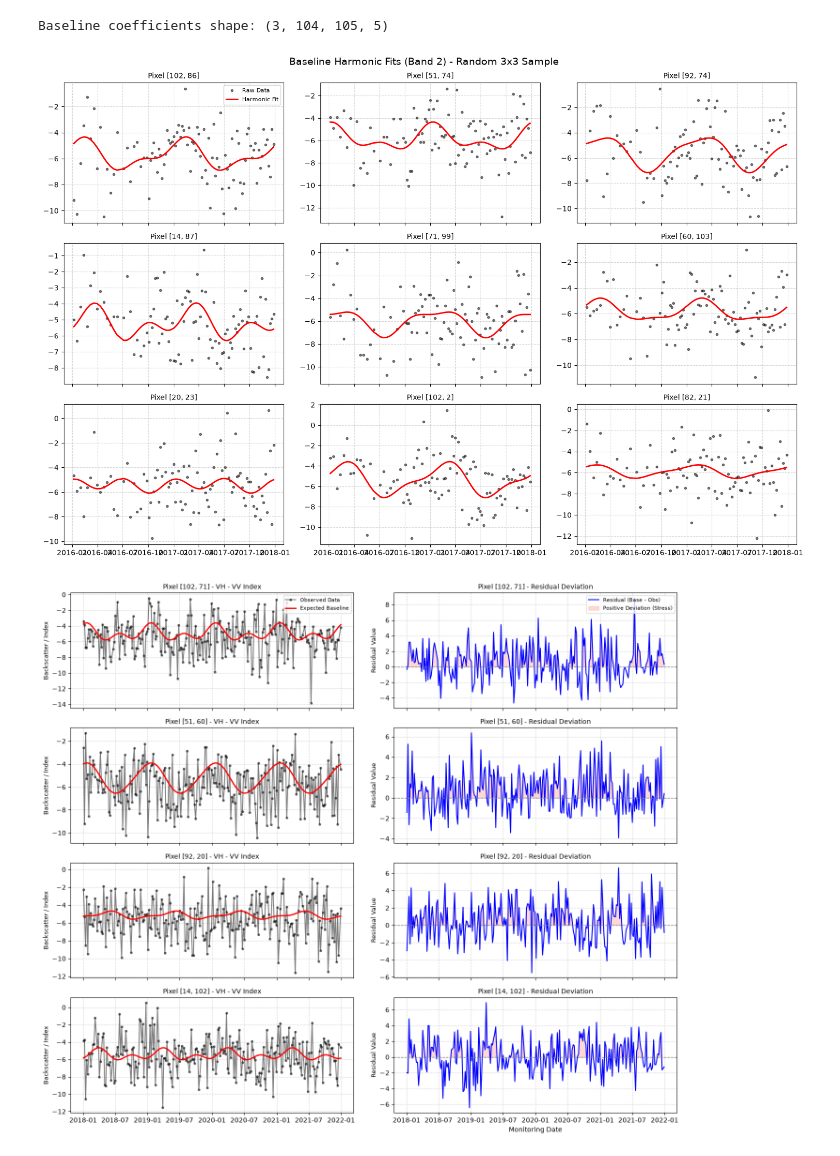
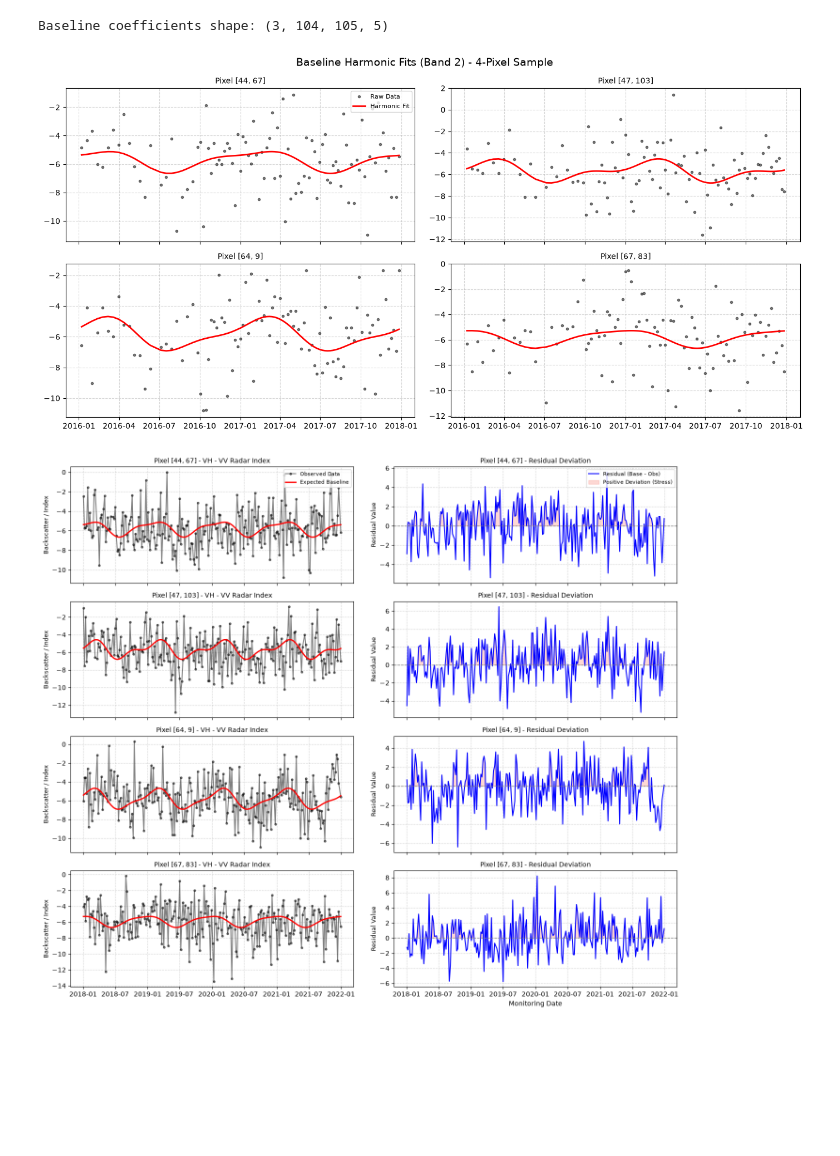
Before and after one commit to GuillaumeZahnd/eo-toolkit, a Jupyter notebook: demo_notebooks/demo_cusum.ipynb, the cells around one changed output. Drawn from its saved outputs; the diff is of its cells as text; code cells hidden in the pictures; blank space fills up the shorter version.

Commit message:
cusum inference on observation data

```diff
--- a/demo_notebooks/demo_cusum.ipynb
+++ b/demo_notebooks/demo_cusum.ipynb
@@ -73,13 +21,27 @@ path_to_data = Path("../data") / darney
 
 sentinel1_data = load_cached_sentinel1_as_numpy_tensor(path_to_data)
 
-baseline_start_date = "2016-01-01"
-baseline_end_date = "2017-12-31"  # Scolyte infestation started in 2018
+random_seed = 0
+nb_random_cells = 4
+
+_, _, height, width = sentinel1_data["bands"].shape
+np.random.seed(random_seed)  # Fixed seed for reproducibility
+random_y_positions = np.random.randint(0, height, size=nb_random_cells)
+random_x_positions = np.random.randint(0, width, size=nb_random_cells)
+pixel_coordinates = list(zip(random_y_positions, random_x_positions))
+
+
+# Scolyte infestation started in 2018
+
+baseline_start_date = "2014-01-01"
+baseline_end_date = "2017-12-31"
 
 observation_start_date = "2018-01-01"
 observation_end_date = "2021-12-31"
 
 nb_harmonics = 2
+cusum_slack = 0.2
+cusum_percentile = 99
 # %%
 # Compute the radar index, and concatenate to the data tensor as an additional band
 radar_index_tensor = compute_sentinel1_radar_index(sentinel1_data["bands"], vv_index=0, vh_index=1)
@@ -100,15 +109,14 @@ Baseline coefficients shape: (3, 104, 105, 5)
 # %%
-# Visualize 3x3 random pixel fits
 plot_random_pixel_baselines(
     data_tensor=baseline_data_tensor,
     coefficients=baseline_coefficients,
     t_baseline=baseline_t,
     dates=baseline_dates,
-    band_idx=2,  # VH band
-    n_samples=9
+    pixel_coordinates=pixel_coordinates,
+    band_idx=2
 )
 # %% [output]
-[figure, old version]
+[figure, new version]
 # %%
 baseline_expected, residuals, monitoring_data_tensor, monitoring_dates = compute_expected_baseline_and_residuals(
     data_tensor=data_tensor,
@@ -188,9 +181,9 @@ plot_monitoring_and_residuals(
     baseline_expected=baseline_expected,
     residuals=residuals,
     dates=monitoring_dates,
-    band_idx=2,  # Index band (VV, VH, and index is at position 2)
-    band_name="VH - VV Index",
-    n_samples=4
+    pixel_coordinates=pixel_coordinates,
+    band_idx=2,
+    band_name="VH - VV Radar Index"
 )
 # %% [output]
-[figure, old version]
+[figure, new version]
```
Also changed, not shown: parts of 15 cells of this notebook, 3 other files.
